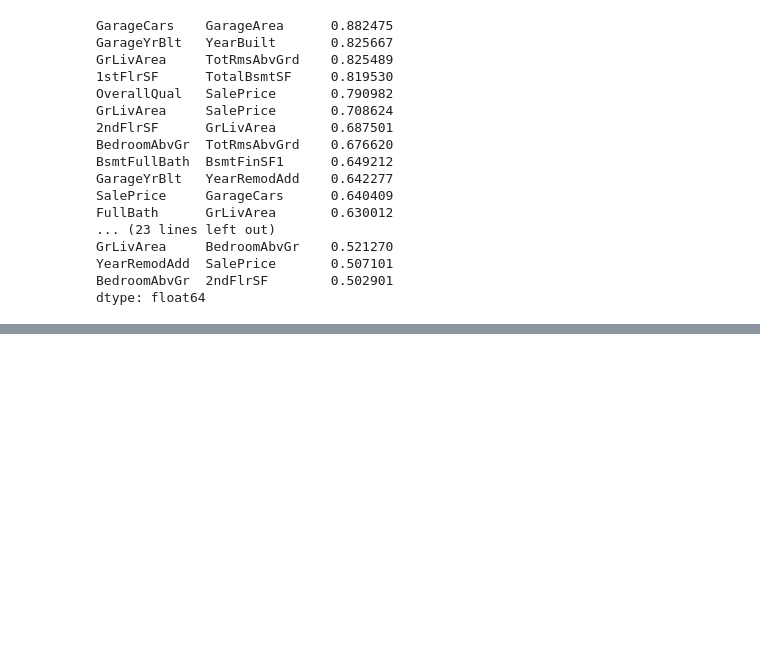
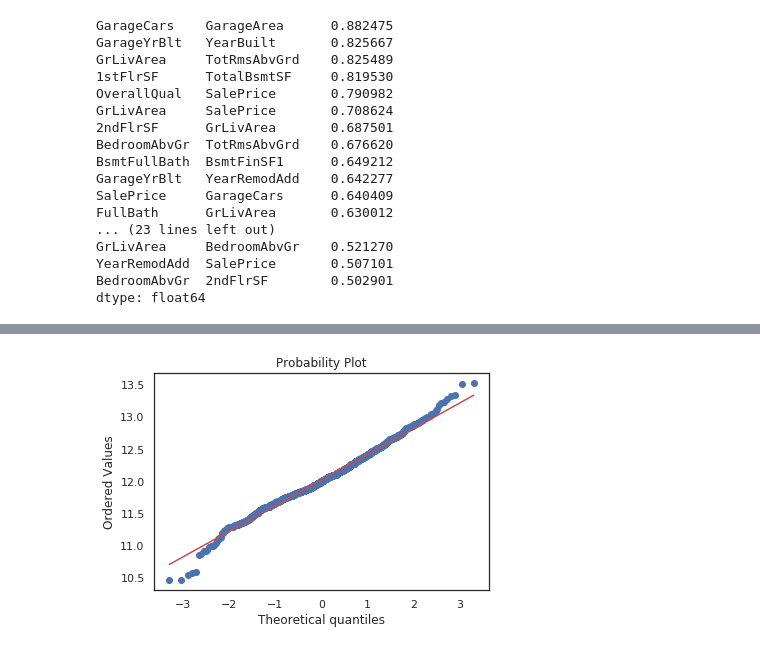
Before and after one commit to evolsidog/Kaggle-Funny, a Jupyter notebook: house-prices-advanced-regression-techniques/EDA_V0.ipynb, the cells around one changed output, grey strips where cells are left out. Cells and saved outputs as stored; diff of their text form; code cells hidden in the pictures; blank space fills up the shorter version.

```diff
--- a/house-prices-advanced-regression-techniques/EDA_V0.ipynb
+++ b/house-prices-advanced-regression-techniques/EDA_V0.ipynb
@@ -73,0 +128,7 @@ dtype: float64
+# %%
+# log qqplot
+fig = plt.figure()
+probplot(np.log1p(train_df['SalePrice']), plot=plt)
+plt.show()
+# %% [output]
+[figure, added]
```
Also changed, not shown: parts of 10 cells of this notebook.
